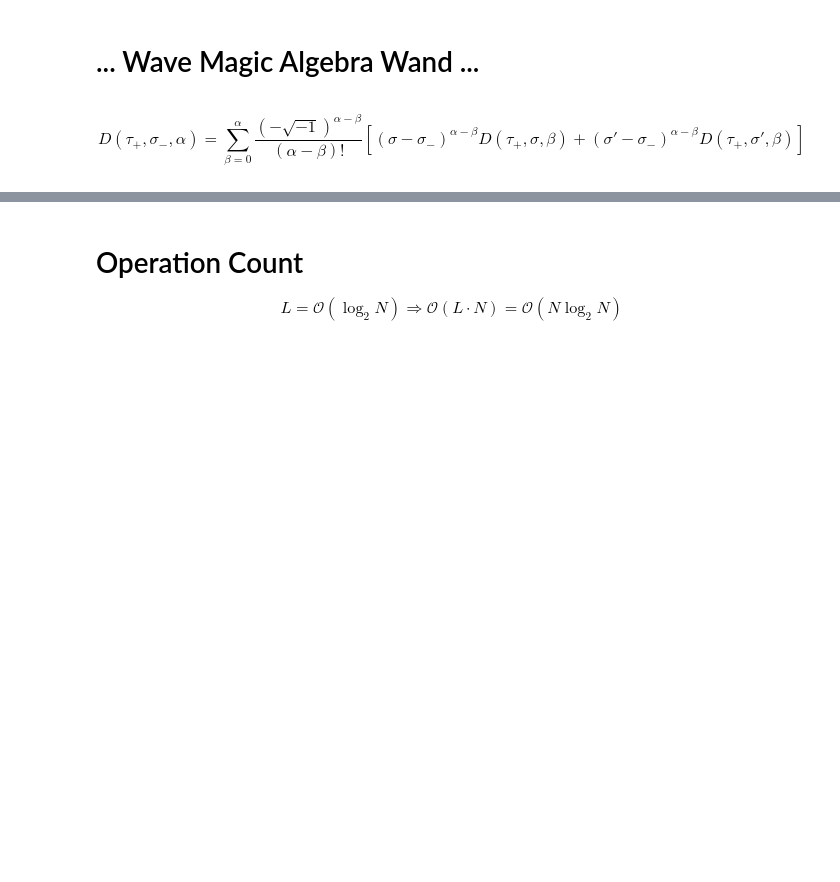
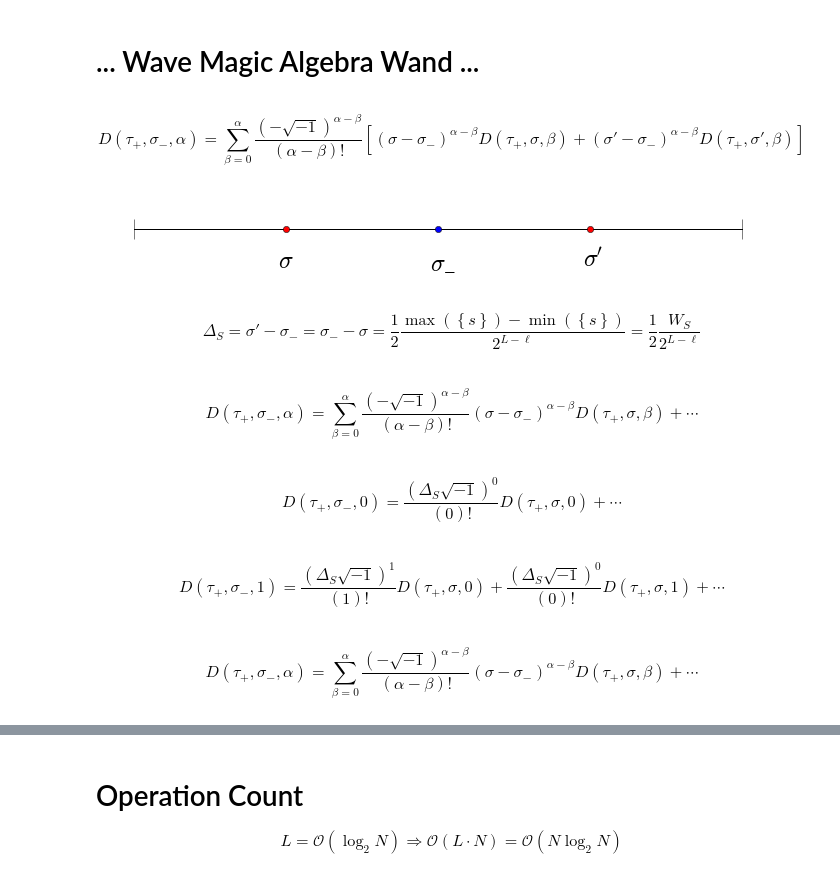
Before and after one commit to dhermes/butterfly-algorithm, a Jupyter notebook: butterfly.ipynb, the cells around one changed output, grey strips where cells are left out. Cells and saved outputs as stored; diff of their text form; code cells hidden in the pictures; blank space fills up the shorter version.

```diff
--- a/butterfly.ipynb
+++ b/butterfly.ipynb
@@ -388,3 +414,17 @@ $$(s - \sigma_{-})^{\alpha} = \sum_{\beta = 0}^{\alpha} \binom{\alpha}{\beta} (s
 # ... Wave Magic Algebra Wand ...
 # %% [markdown]
 $$D(\tau_+, \sigma_{-}, \alpha) = \sum_{\beta = 0}^{\alpha} \frac{\left(-\sqrt{-1}\right)^{\alpha - \beta}}{(\alpha - \beta)!} \left[(\sigma - \sigma_{-})^{\alpha - \beta} D(\tau_+, \sigma, \beta) + (\sigma' - \sigma_{-})^{\alpha - \beta} D(\tau_+, \sigma', \beta)\right]$$
+# %%
+make_interval_at_stages(r'$\sigma_{\minus}$', r'$\sigma$', r"$\sigma'$")
+# %% [output]
+[figure, added]
+# %% [markdown]
+$$\Delta_S = \sigma' - \sigma_{-} = \sigma_{-} - \sigma = \frac{1}{2} \frac{\max(\left\{s\right\}) - \min(\left\{s\right\})}{2^{L - \ell}} = \frac{1}{2} \frac{W_S}{2^{L - \ell}}$$
+# %% [markdown]
+$$D(\tau_+, \sigma_{-}, \alpha) = \sum_{\beta = 0}^{\alpha} \frac{\left(-\sqrt{-1}\right)^{\alpha - \beta}}{(\alpha - \beta)!} (\sigma - \sigma_{-})^{\alpha - \beta} D(\tau_+, \sigma, \beta) + \cdots $$
+# %% [markdown]
+$$D(\tau_+, \sigma_{-}, 0) = \frac{\left(\Delta_S \sqrt{-1}\right)^{0}}{(0)!} D(\tau_+, \sigma, 0) + \cdots$$
+# %% [markdown]
+$$D(\tau_+, \sigma_{-}, 1) = \frac{\left(\Delta_S \sqrt{-1}\right)^{1}}{(1)!} D(\tau_+, \sigma, 0) + \frac{\left(\Delta_S \sqrt{-1}\right)^{0}}{(0)!} D(\tau_+, \sigma, 1) + \cdots $$
+# %% [markdown]
+$$D(\tau_+, \sigma_{-}, \alpha) = \sum_{\beta = 0}^{\alpha} \frac{\left(-\sqrt{-1}\right)^{\alpha - \beta}}{(\alpha - \beta)!} (\sigma - \sigma_{-})^{\alpha - \beta} D(\tau_+, \sigma, \beta) + \cdots $$
```
Also changed, not shown: parts of 26 cells of this notebook, 1 other file.
